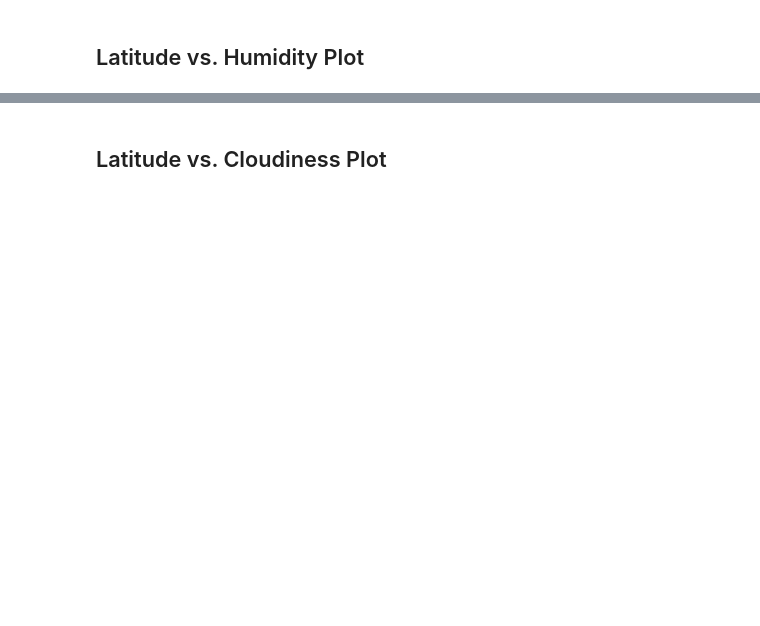
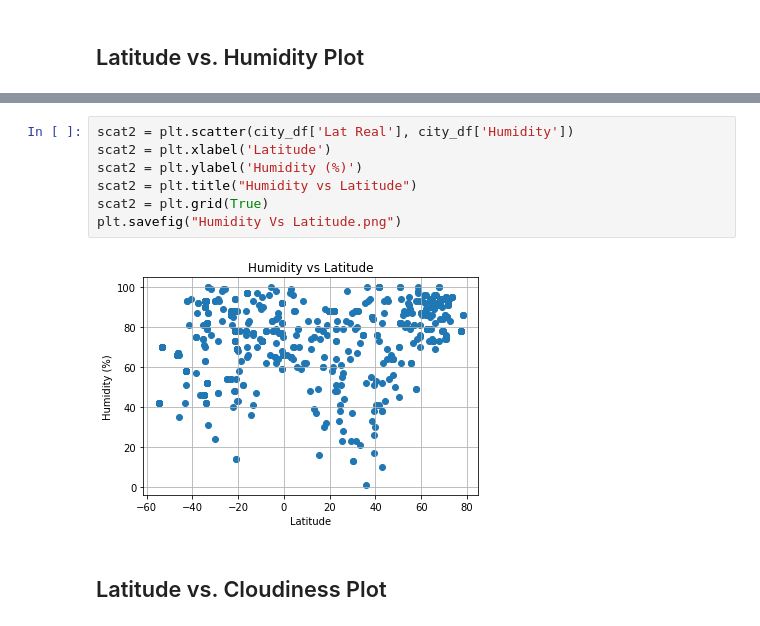
Before and after one commit to BananasFoster623/python-api-challenge, a Jupyter notebook: WeatherPy/WeatherPy.ipynb, the cells around one changed output, grey strips where cells are left out. Saved outputs shown, nothing was run; the diff lists cells and outputs as text; blank space fills up the shorter version.

```diff
--- a/WeatherPy/WeatherPy.ipynb
+++ b/WeatherPy/WeatherPy.ipynb
@@ -228,2 +210,11 @@ Int64Index([], dtype='int64')
+# %%
+scat2 = plt.scatter(city_df['Lat Real'], city_df['Humidity'])
+scat2 = plt.xlabel('Latitude')
+scat2 = plt.ylabel('Humidity (%)')
+scat2 = plt.title("Humidity vs Latitude")
+scat2 = plt.grid(True)
+plt.savefig("Humidity Vs Latitude.png")
+# %% [output]
+[figure, added]
 # %% [markdown]
 ## Latitude vs. Cloudiness Plot
```
Also changed, not shown: parts of 39 cells of this notebook, 8 other files.
